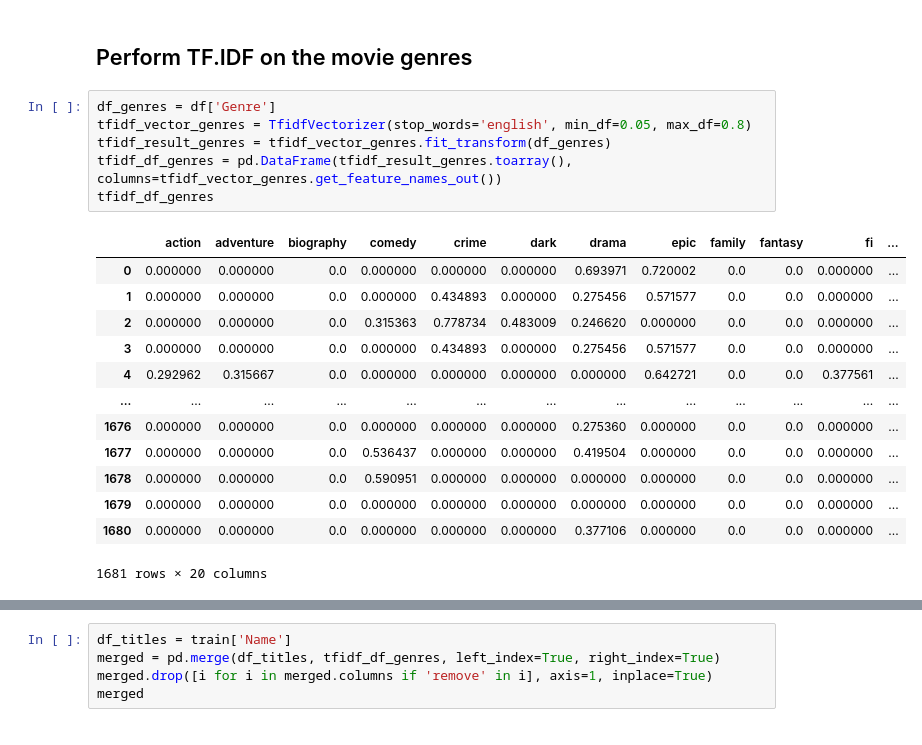
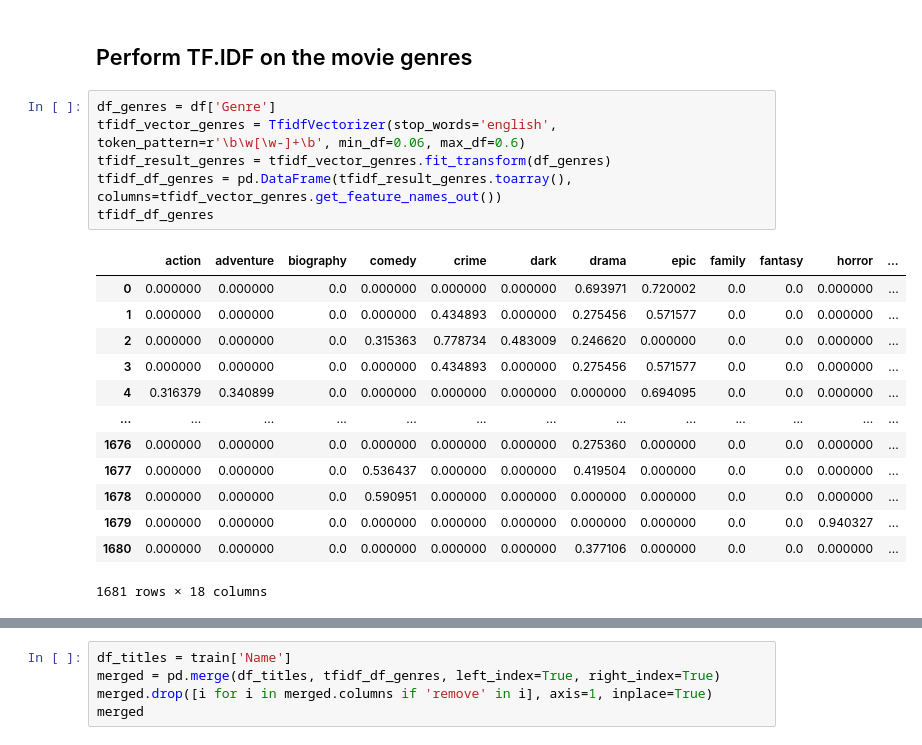
Before and after one commit to JasonMerit/ComputationalTools, a Jupyter notebook: Project/Clustering.ipynb, the cells around one changed output, grey strips where cells are left out. Cells and saved outputs as stored; diff of their text form.

```diff
--- a/Project/Clustering.ipynb
+++ b/Project/Clustering.ipynb
@@ -37,21 +37,21 @@ train, test = train_test_split(df)
 ## Perform TF.IDF on the movie genres
 # %%
 df_genres = df['Genre']
-tfidf_vector_genres = TfidfVectorizer(stop_words='english', min_df=0.05, max_df=0.8)
+tfidf_vector_genres = TfidfVectorizer(stop_words='english', token_pattern=r'\b\w[\w-]+\b', min_df=0.06, max_df=0.6)
 tfidf_result_genres = tfidf_vector_genres.fit_transform(df_genres)
 tfidf_df_genres = pd.DataFrame(tfidf_result_genres.toarray(), columns=tfidf_vector_genres.get_feature_names_out())
 tfidf_df_genres
 # %% [output]
-|  | action | adventure | biography | comedy | crime | dark | drama | epic | family | fantasy | fi | ... |
+|  | action | adventure | biography | comedy | crime | dark | drama | epic | family | fantasy | horror | ... |
 | 0 | 0.000000 | 0.000000 | 0.0 | 0.000000 | 0.000000 | 0.000000 | 0.693971 | 0.720002 | 0.0 | 0.0 | 0.000000 | ... |
 | 1 | 0.000000 | 0.000000 | 0.0 | 0.000000 | 0.434893 | 0.000000 | 0.275456 | 0.571577 | 0.0 | 0.0 | 0.000000 | ... |
 | 2 | 0.000000 | 0.000000 | 0.0 | 0.315363 | 0.778734 | 0.483009 | 0.246620 | 0.000000 | 0.0 | 0.0 | 0.000000 | ... |
 | 3 | 0.000000 | 0.000000 | 0.0 | 0.000000 | 0.434893 | 0.000000 | 0.275456 | 0.571577 | 0.0 | 0.0 | 0.000000 | ... |
-| 4 | 0.292962 | 0.315667 | 0.0 | 0.000000 | 0.000000 | 0.000000 | 0.000000 | 0.642721 | 0.0 | 0.0 | 0.377561 | ... |
+| 4 | 0.316379 | 0.340899 | 0.0 | 0.000000 | 0.000000 | 0.000000 | 0.000000 | 0.694095 | 0.0 | 0.0 | 0.000000 | ... |
 | ... | ... | ... | ... | ... | ... | ... | ... | ... | ... | ... | ... | ... |
 | 1676 | 0.000000 | 0.000000 | 0.0 | 0.000000 | 0.000000 | 0.000000 | 0.275360 | 0.000000 | 0.0 | 0.0 | 0.000000 | ... |
 | 1677 | 0.000000 | 0.000000 | 0.0 | 0.536437 | 0.000000 | 0.000000 | 0.419504 | 0.000000 | 0.0 | 0.0 | 0.000000 | ... |
 | 1678 | 0.000000 | 0.000000 | 0.0 | 0.590951 | 0.000000 | 0.000000 | 0.000000 | 0.000000 | 0.0 | 0.0 | 0.000000 | ... |
-| 1679 | 0.000000 | 0.000000 | 0.0 | 0.000000 | 0.000000 | 0.000000 | 0.000000 | 0.000000 | 0.0 | 0.0 | 0.000000 | ... |
+| 1679 | 0.000000 | 0.000000 | 0.0 | 0.000000 | 0.000000 | 0.000000 | 0.000000 | 0.000000 | 0.0 | 0.0 | 0.940327 | ... |
 | 1680 | 0.000000 | 0.000000 | 0.0 | 0.000000 | 0.000000 | 0.000000 | 0.377106 | 0.000000 | 0.0 | 0.0 | 0.000000 | ... |
-1681 rows × 20 columns
+1681 rows × 18 columns
```
Also changed, not shown: parts of 18 cells of this notebook, 1 other file.
